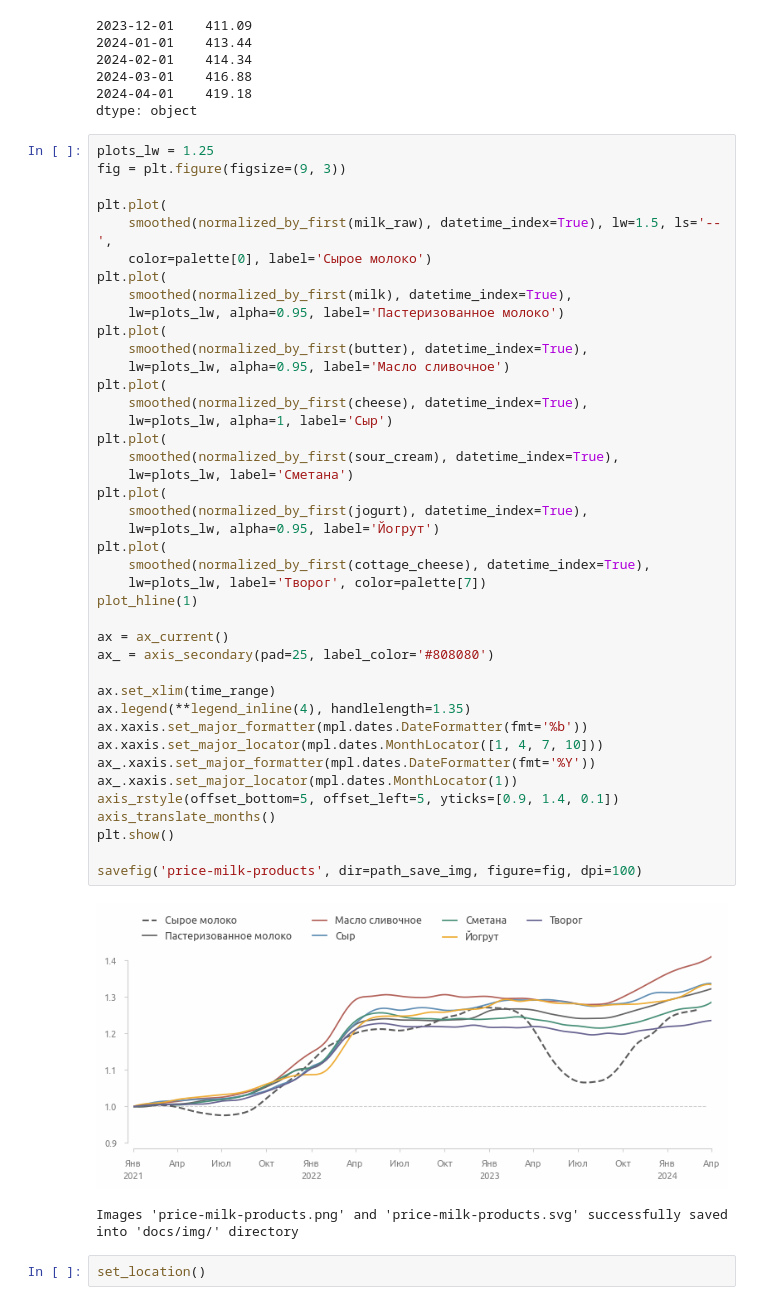
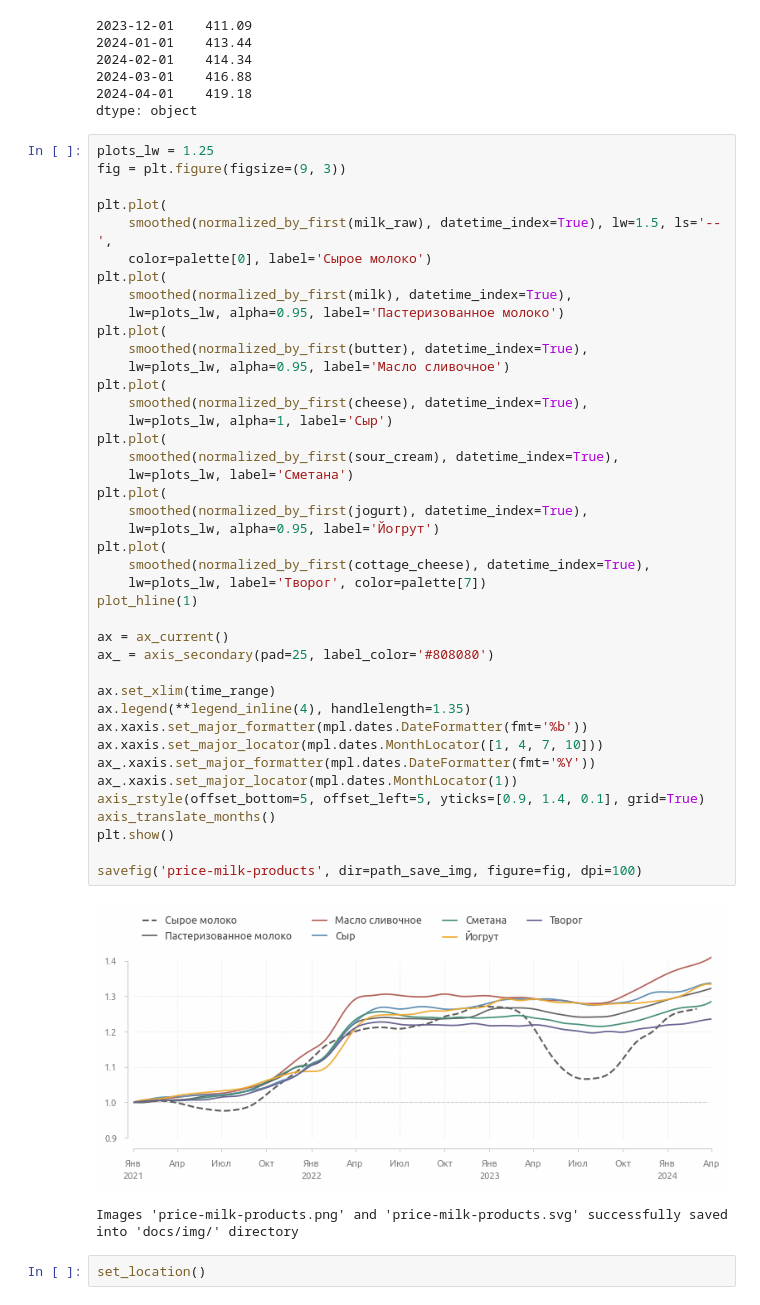
Before and after one commit to a-chasovsky/economics-rus, a Jupyter notebook: 01-report.ipynb, the cells around one changed output. Cells and saved outputs as stored; diff of their text form.

```diff
--- a/01-report.ipynb
+++ b/01-report.ipynb
@@ -816,35 +816,35 @@ plt.plot(
     smoothed(normalized_by_first(butter), datetime_index=True),
     lw=plots_lw, alpha=0.95, label='Масло сливочное')
 plt.plot(
     smoothed(normalized_by_first(cheese), datetime_index=True),
     lw=plots_lw, alpha=1, label='Сыр')
 plt.plot(
     smoothed(normalized_by_first(sour_cream), datetime_index=True),
     lw=plots_lw, label='Сметана')
 plt.plot(
     smoothed(normalized_by_first(jogurt), datetime_index=True),
     lw=plots_lw, alpha=0.95, label='Йогрут')
 plt.plot(
     smoothed(normalized_by_first(cottage_cheese), datetime_index=True),
     lw=plots_lw, label='Творог', color=palette[7])
 plot_hline(1)
 
 ax = ax_current()
 ax_ = axis_secondary(pad=25, label_color='#808080')
 
 ax.set_xlim(time_range)
 ax.legend(**legend_inline(4), handlelength=1.35)
 ax.xaxis.set_major_formatter(mpl.dates.DateFormatter(fmt='%b'))
 ax.xaxis.set_major_locator(mpl.dates.MonthLocator([1, 4, 7, 10]))
 ax_.xaxis.set_major_formatter(mpl.dates.DateFormatter(fmt='%Y'))
 ax_.xaxis.set_major_locator(mpl.dates.MonthLocator(1))
-axis_rstyle(offset_bottom=5, offset_left=5, yticks=[0.9, 1.4, 0.1])
+axis_rstyle(offset_bottom=5, offset_left=5, yticks=[0.9, 1.4, 0.1], grid=True)
 axis_translate_months()
 plt.show()
 
 savefig('price-milk-products', dir=path_save_img, figure=fig, dpi=100)
 # %% [output]
-[figure, old version]
+[figure, new version]
 Images 'price-milk-products.png' and 'price-milk-products.svg' successfully saved into 'docs/img/' directory
 # %%
 set_location()
```
Also changed, not shown: parts of 9 cells of this notebook, 25 other files.
